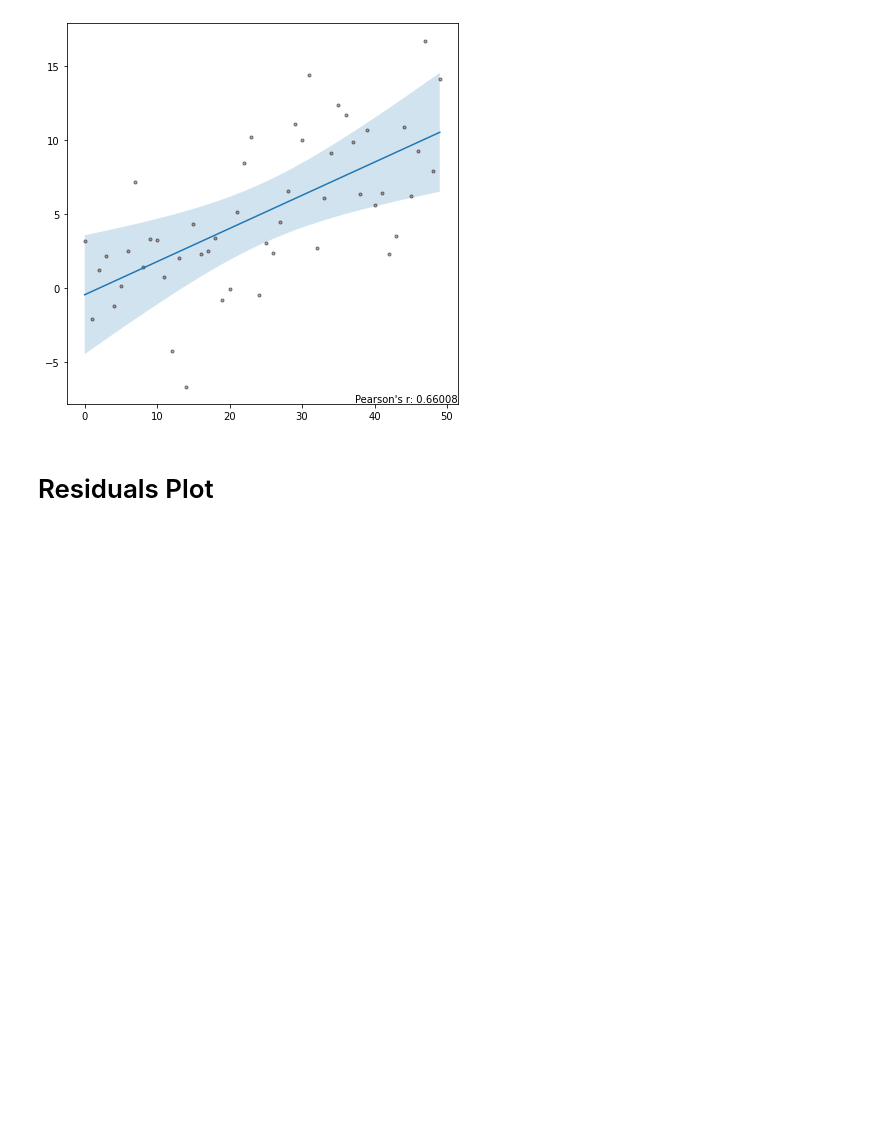
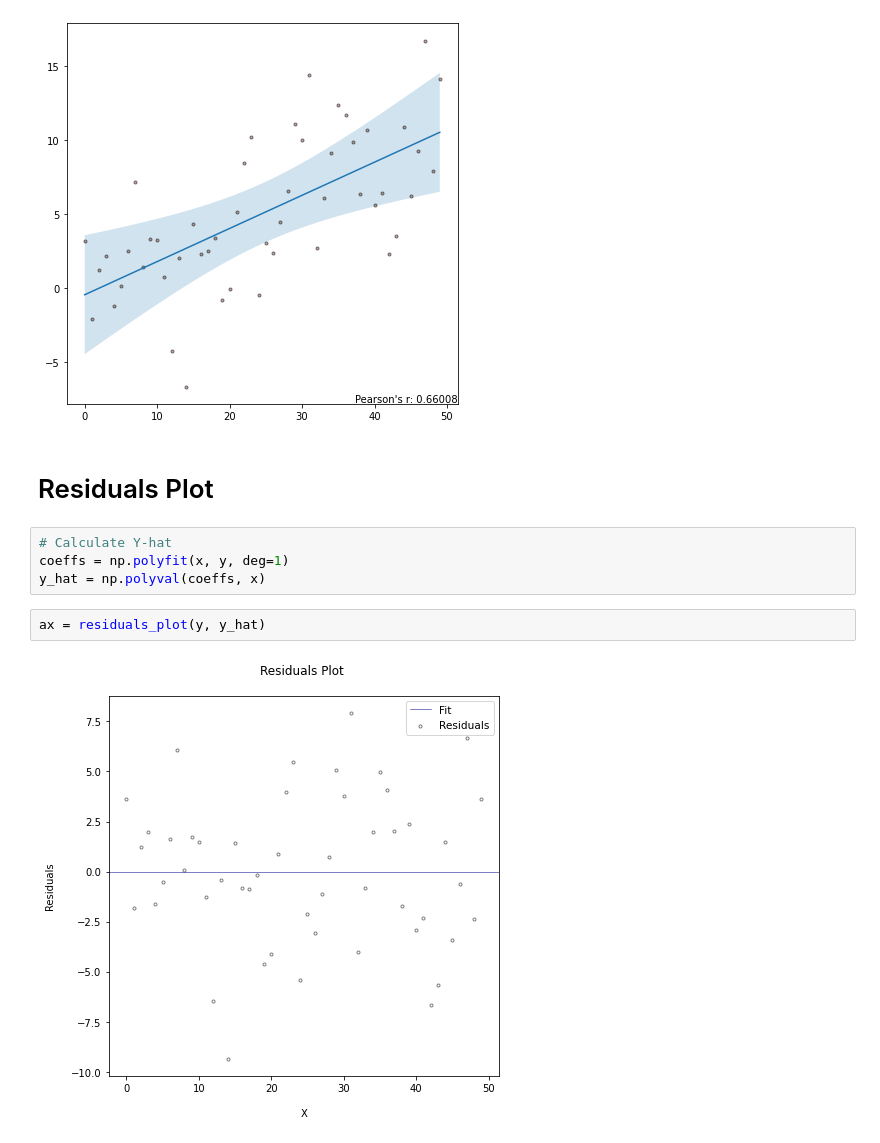
Before and after one commit to AaronNHorvitz/WanderingGoose, a Jupyter notebook: Worked Examples of Poly Fit Plot, Linear Fit Plot, Bivariate Plot, and Residuals Plot.ipynb, the cells around one changed output. Saved outputs shown, nothing was run; the diff lists cells and outputs as text; blank space fills up the shorter version.

Commit message:
Added a Jupyter Notebook with Worked Examples from polyfit_plot, linear_fit_plot, basic_bivariate_plot, residuals_plot

```diff
--- a/Untitled.ipynb
+++ b/Worked Examples of Poly Fit Plot, Linear Fit Plot, Bivariate Plot, and Residuals Plot.ipynb
@@ -31,3 +31,11 @@ ax = basic_bivariate_plot(x, y, figsize=(7,7))
 [figure]
 # %% [markdown]
 # Residuals Plot
+# %%
+# Calculate Y-hat
+coeffs = np.polyfit(x, y, deg=1)
+y_hat = np.polyval(coeffs, x)
+# %%
+ax = residuals_plot(y, y_hat)
+# %% [output]
+[figure, added]
```
